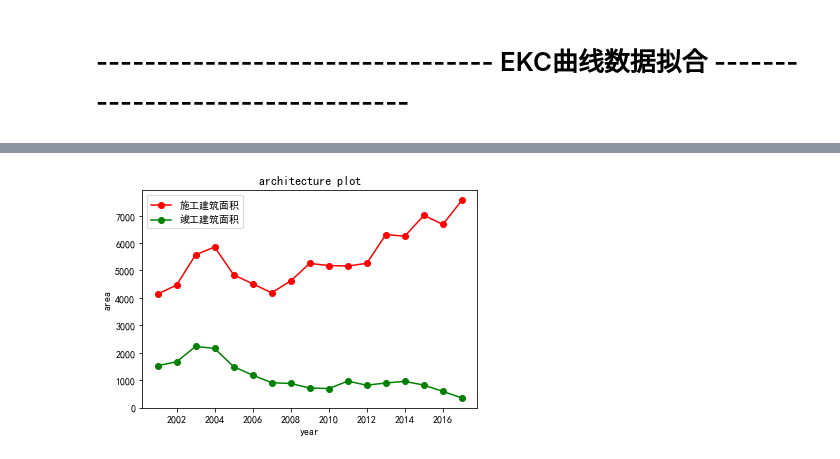
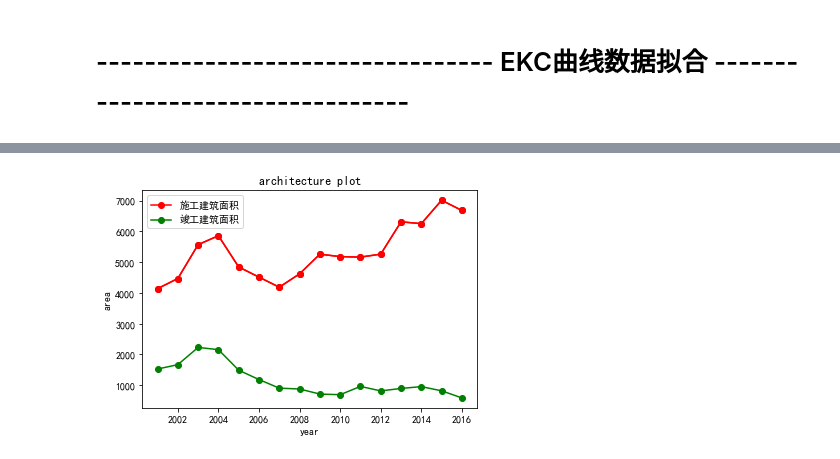
Before and after one commit to DurandalLCF/math_graduate, a Jupyter notebook: 代码/主成分分析_处理数据.ipynb, the cells around one changed output, grey strips where cells are left out. Drawn from its saved outputs; the diff is of its cells as text; code cells hidden in the pictures.

```diff
--- a/代码/主成分分析_处理数据.ipynb
+++ b/代码/主成分分析_处理数据.ipynb
@@ -265,15 +315,15 @@ plt.show()
 # %%
 from pylab import mpl
 mpl.rcParams['font.sans-serif'] = ['SimHei']
 
 df=pd.read_excel('深圳市数据.xls','architecture')
-arc_data = df.values[:,1:]
-line1,=plt.plot(year,arc_data[:,0:1],'r-o')
-line2,=plt.plot(year,arc_data[:,1:],'g-o')
+arc_data = df.values[:,1:][:-1]
+line1,=plt.plot(year[:-1],arc_data[:,0:1],'r-o')
+line2,=plt.plot(year[:-1],arc_data[:,1:],'g-o')
 plt.legend([line1, line2], [u'施工建筑面积',u'竣工建筑面积'])
 plt.title('architecture plot')
 plt.xlabel('year')
 plt.ylabel('area')
 plt.show()
 # %% [output]
-[figure, old version]
+[figure, new version]
```
Also changed, not shown: parts of 12 cells of this notebook, 1 other file.
